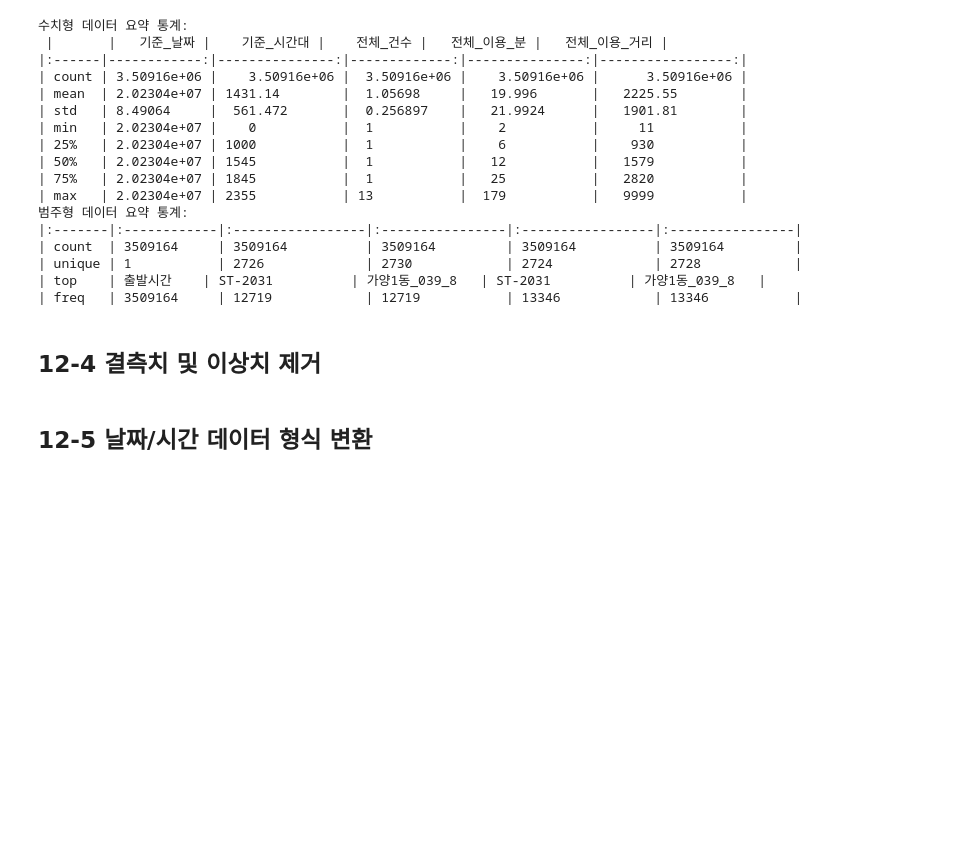
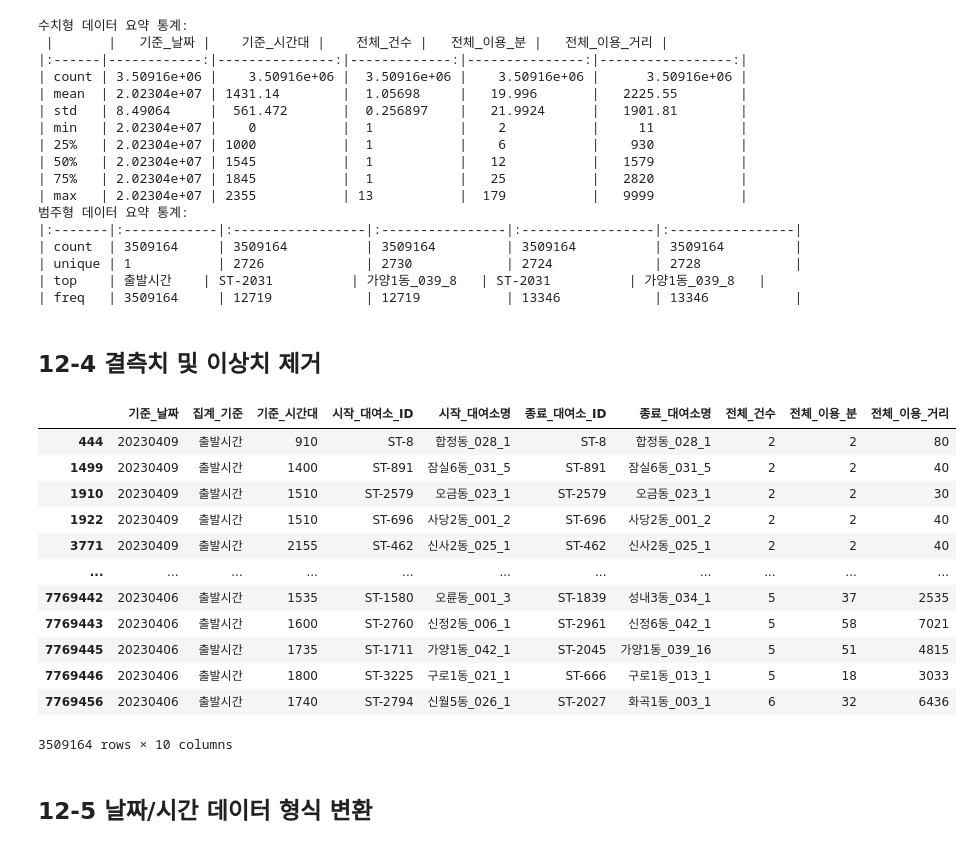
Before and after one commit to LeeGyeongyong/Data-Analysis-with-Open-Source, a Jupyter notebook: 오픈소스_데이터_분석_12강.ipynb, the cells around one changed output. Saved outputs shown, nothing was run; the diff lists cells and outputs as text; code cells hidden in the pictures; blank space fills up the shorter version.

```diff
--- a/오픈소스_데이터_분석_12강.ipynb
+++ b/오픈소스_데이터_분석_12강.ipynb
@@ -142,6 +142,22 @@ df = df[(df['전체_이용_분'] > 1) & (df['전체_이용_분'] < 180)]
 df = df[(df['전체_이용_거리'] > 10) & (df['전체_이용_거리'] < 10000)]
 ## '집계_기준' 컬럼 필터링 (출발시간만 사용)
 df = df[df['집계_기준'] == '출발시간']
+# %%
+df
+# %% [output]
+|  | 기준_날짜 | 집계_기준 | 기준_시간대 | 시작_대여소_ID | 시작_대여소명 | 종료_대여소_ID | 종료_대여소명 | 전체_건수 | 전체_이용_분 | 전체_이용_거리 |
+| 444 | 20230409 | 출발시간 | 910 | ST-8 | 합정동_028_1 | ST-8 | 합정동_028_1 | 2 | 2 | 80 |
+| 1499 | 20230409 | 출발시간 | 1400 | ST-891 | 잠실6동_031_5 | ST-891 | 잠실6동_031_5 | 2 | 2 | 40 |
+| 1910 | 20230409 | 출발시간 | 1510 | ST-2579 | 오금동_023_1 | ST-2579 | 오금동_023_1 | 2 | 2 | 30 |
+| 1922 | 20230409 | 출발시간 | 1510 | ST-696 | 사당2동_001_2 | ST-696 | 사당2동_001_2 | 2 | 2 | 40 |
+| 3771 | 20230409 | 출발시간 | 2155 | ST-462 | 신사2동_025_1 | ST-462 | 신사2동_025_1 | 2 | 2 | 40 |
+| ... | ... | ... | ... | ... | ... | ... | ... | ... | ... | ... |
+| 7769442 | 20230406 | 출발시간 | 1535 | ST-1580 | 오륜동_001_3 | ST-1839 | 성내3동_034_1 | 5 | 37 | 2535 |
+| 7769443 | 20230406 | 출발시간 | 1600 | ST-2760 | 신정2동_006_1 | ST-2961 | 신정6동_042_1 | 5 | 58 | 7021 |
+| 7769445 | 20230406 | 출발시간 | 1735 | ST-1711 | 가양1동_042_1 | ST-2045 | 가양1동_039_16 | 5 | 51 | 4815 |
+| 7769446 | 20230406 | 출발시간 | 1800 | ST-3225 | 구로1동_021_1 | ST-666 | 구로1동_013_1 | 5 | 18 | 3033 |
+| 7769456 | 20230406 | 출발시간 | 1740 | ST-2794 | 신월5동_026_1 | ST-2027 | 화곡1동_003_1 | 6 | 32 | 6436 |
+3509164 rows × 10 columns
 # %% [markdown]
 ## 12-5 날짜/시간 데이터 형식 변환
 # %%
```
Also changed, not shown: parts of 9 cells of this notebook.
